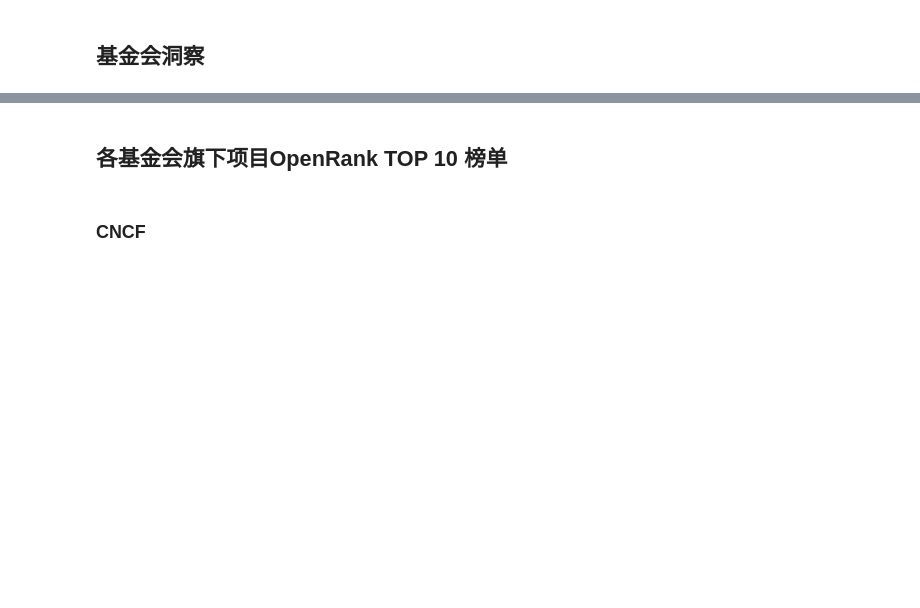
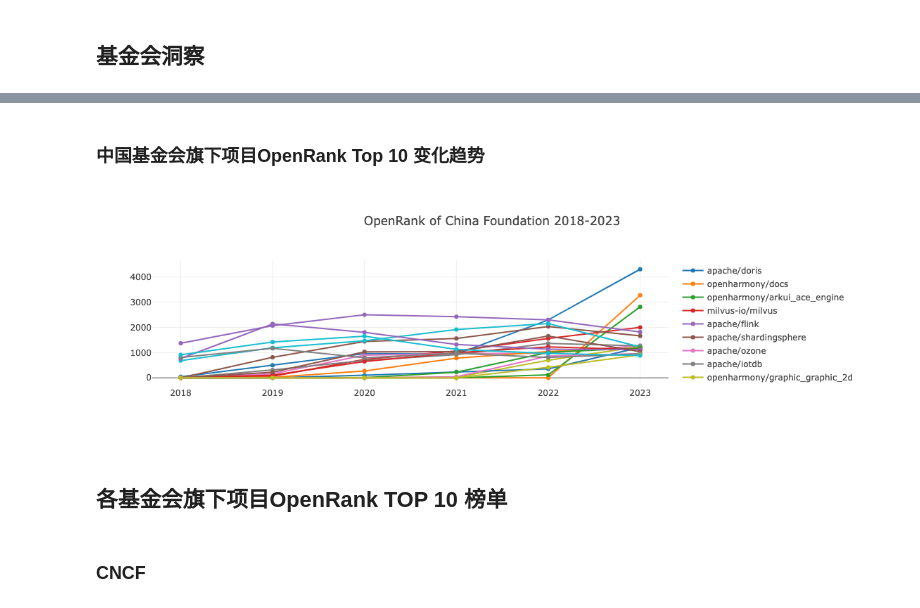
Before and after one commit to PureNatural/open-digger, a Jupyter notebook: notebook/China_open_source_foundation_report_2023.ipynb, the cells around one changed output, grey strips where cells are left out. Cells and saved outputs as stored; diff of their text form; code cells hidden in the pictures; blank space fills up the shorter version.

```diff
--- a/notebook/China_open_source_foundation_report_2023.ipynb
+++ b/notebook/China_open_source_foundation_report_2023.ipynb
@@ -13,3 +80,9 @@ var baseOptions = {
+# %% [markdown]
+### 中国基金会旗下项目OpenRank Top 10 变化趋势
+# %%
+processFoundationFieldData([':regions/CN', 'Foundation'], 'China Foundation');
+# %% [output]
+[figure, added]
 # %% [markdown]
 ## 各基金会旗下项目OpenRank TOP 10 榜单
 # %% [markdown]
```
Also changed, not shown: parts of 12 cells of this notebook.
